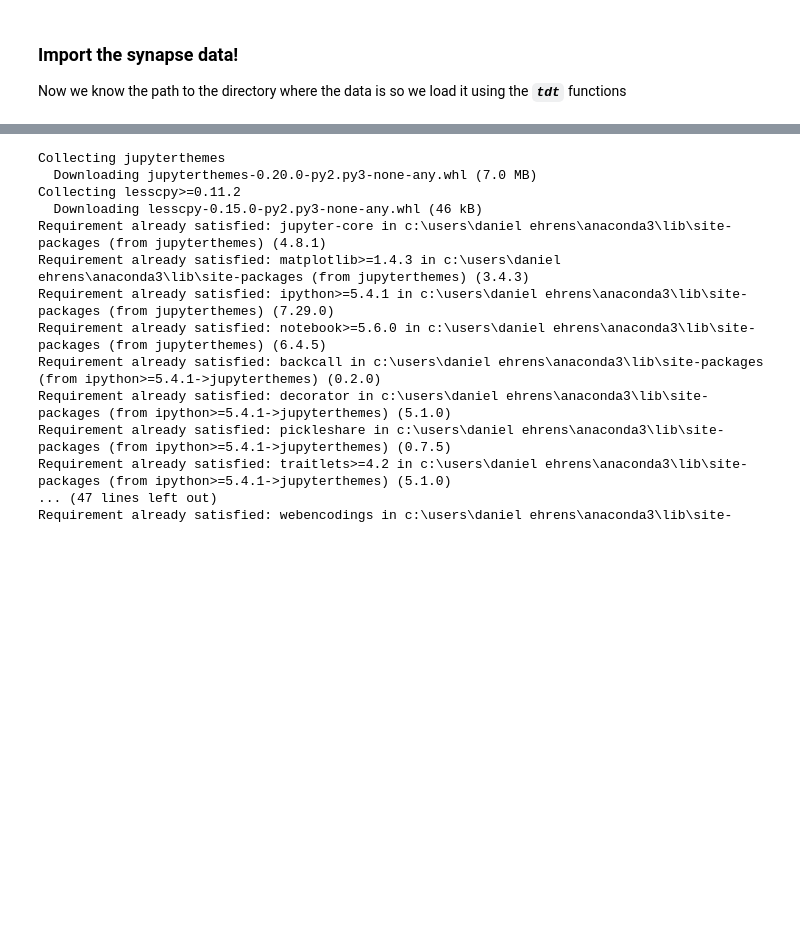
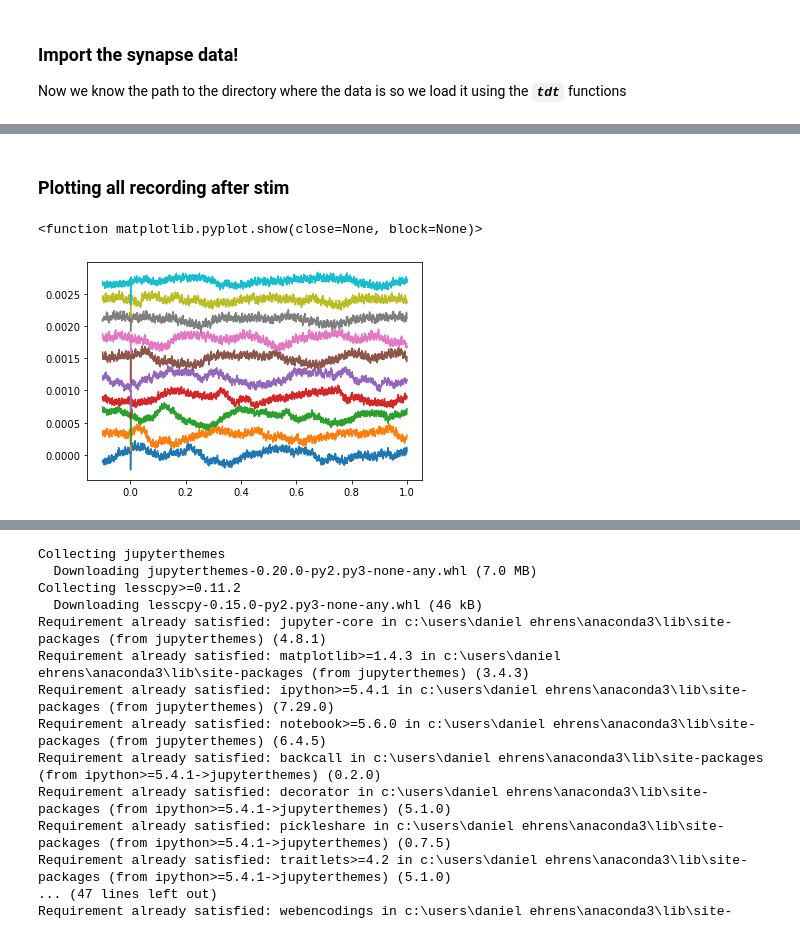
Before and after one commit to dehrens/CLPain, a Jupyter notebook: ReadExpData.ipynb, the cells around one changed output, grey strips where cells are left out. Cells and saved outputs as stored; diff of their text form; code cells hidden in the pictures; blank space fills up the shorter version.

```diff
--- a/ReadExpData.ipynb
+++ b/ReadExpData.ipynb
@@ -31,0 +48,14 @@ Now we know the path to the directory where the data is so we load it using the
+# %% [markdown]
+### Plotting all recording after stim
+# %%
+plt.figure(1)
+for pulse in range(0,np.size(peak_locs)):
+    start_idx = int(lfp_locs[pulse]-305)
+    end_idx = int(lfp_locs[pulse]+3052)
+    stacked_responses[:,:,pulse] = lfp_data[:,start_idx:end_idx]
+    plt.plot(time_vect,stacked_responses[0,:,pulse]+.0003*pulse)
+
+plt.show
+# %% [output]
+<function matplotlib.pyplot.show(close=None, block=None)>
+[figure, added]
```
Also changed, not shown: parts of 10 cells of this notebook, 2 other files.
